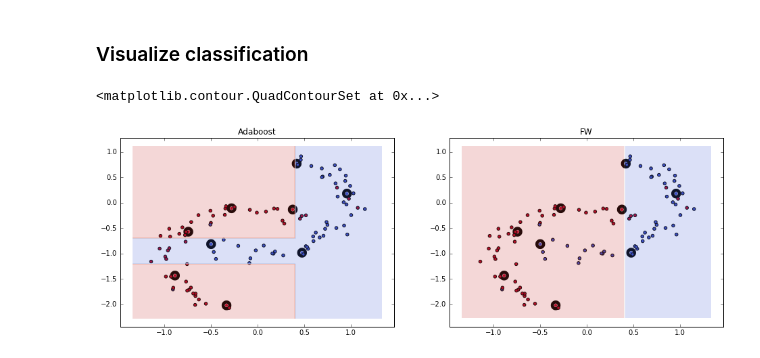
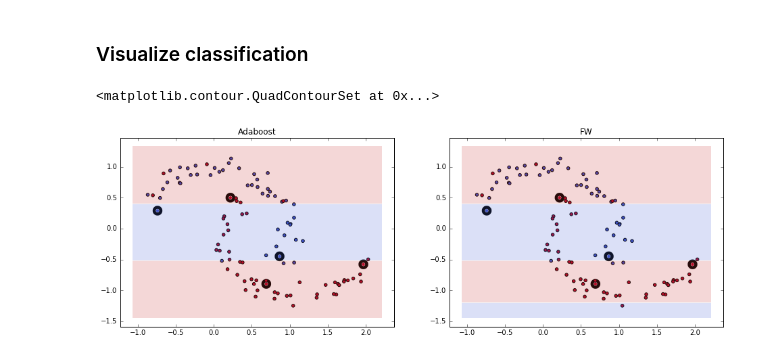
Before and after one commit to vzantedeschi/Dada, a Jupyter notebook: notebooks/scipy-adaboost.ipynb, the cells around one changed output. Saved outputs shown, nothing was run; the diff lists cells and outputs as text; code cells hidden in the pictures.

```diff
--- a/notebooks/scipy-adaboost.ipynb
+++ b/notebooks/scipy-adaboost.ipynb
@@ -25,7 +25,7 @@ from utils import generate_models, generate_moons
 import matplotlib.pyplot as plt
 %matplotlib inline
 # %%
-D = 8
+D = 80
 NOISE_R = 0.05
 random_state = 2018
 
@@ -40,40 +40,40 @@ r = local_FW(nodes, base_clfs, nb_iter=1000, callbacks={})
 # %% [markdown]
 ### Visualize classification
 # %%
-NODE = 0
+NODE = 1
 plt.figure(1, figsize=(16, 5))
 
 # construct grid
 x_min, x_max = X_test[NODE][:,0].min() - 0.2, X_test[NODE][:,0].max() + 0.2
 y_min, y_max = X_test[NODE][:,1].min() - 0.2, X_test[NODE][:,1].max() + 0.2
 xx, yy = np.meshgrid(np.arange(x_min, x_max, 0.02), np.arange(y_min, y_max, 0.02))
 
 # FW optimization
 plt.subplot(121)
 plt.title("Adaboost")
 grid_set = np.c_[xx.ravel(), yy.ravel()]
 grid_set = np.hstack((grid_set, np.zeros((len(grid_set), D - 1))))
 y = ada_clfs[NODE].predict(grid_set).reshape(xx.shape)
 
 plt.scatter(X[NODE][:,0], X[NODE][:,1], c=Y[NODE], cmap=plt.cm.coolwarm, linewidths=10)
 plt.scatter(X_test[NODE][:,0], X_test[NODE][:,1], c=Y_test[NODE], cmap=plt.cm.coolwarm)
 
 plt.contourf(xx, yy, y, cmap=plt.cm.coolwarm, alpha=0.2)
 
 # standard adaboost
 plt.subplot(122)
 plt.title("FW")
 grid_set = np.c_[xx.ravel(), yy.ravel()]
 grid_set = np.hstack((grid_set, np.zeros((len(grid_set), D - 1))))
 y = nodes[NODE].predict(grid_set).reshape(xx.shape)
 
 plt.scatter(X[NODE][:,0], X[NODE][:,1], c=Y[NODE], cmap=plt.cm.coolwarm, linewidths=10)
 plt.scatter(X_test[NODE][:,0], X_test[NODE][:,1], c=Y_test[NODE], cmap=plt.cm.coolwarm)
 
 plt.contourf(xx, yy, y, cmap=plt.cm.coolwarm, alpha=0.2)
 # %% [output]
 <matplotlib.contour.QuadContourSet at 0x...>
-[figure, old version]
+[figure, new version]
 # %%
 print(nodes[NODE].alpha)
 print(ada_clfs[NODE].estimator_weights_)
```
Also changed, not shown: parts of 2 cells of this notebook, 6 other files.
